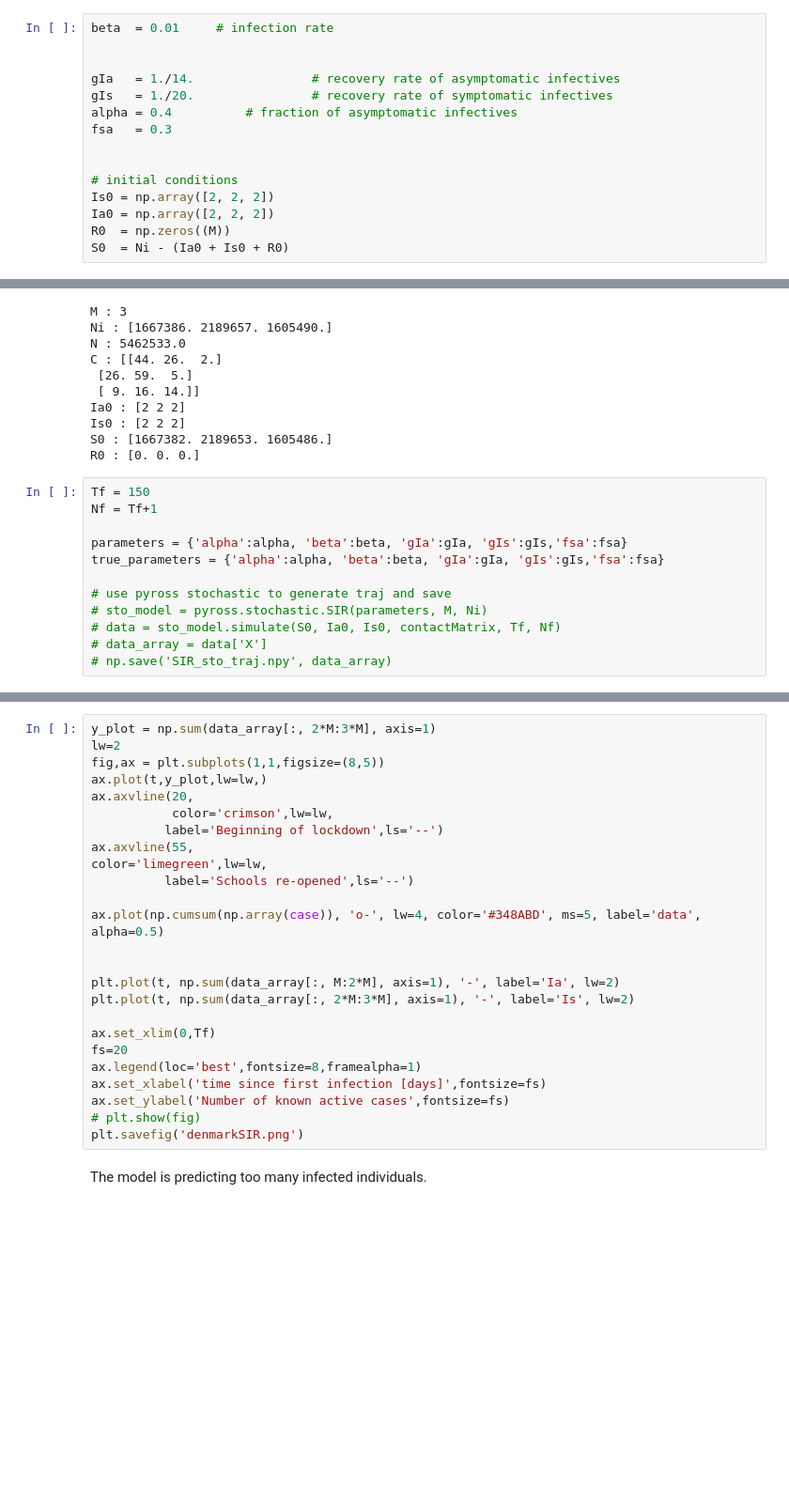
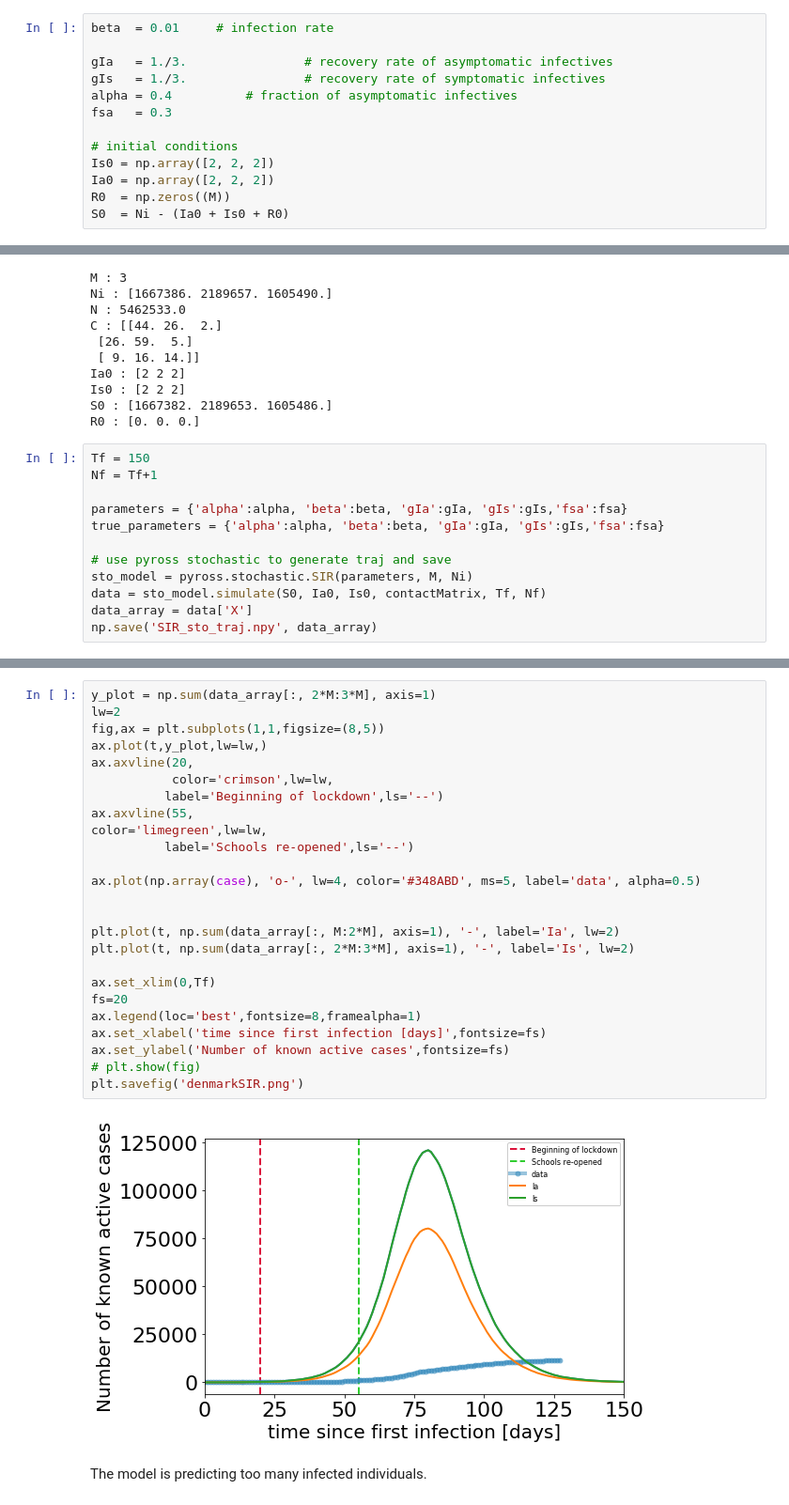
Before and after one commit to ineskris/pyross, a Jupyter notebook: examples/inference/SIRinference_Denmark.ipynb, the cells around one changed output, grey strips where cells are left out. Shown: that part at 94% size. Cells and saved outputs as stored; diff of their text form; blank space fills up the shorter version.

```diff
--- a/examples/inference/SIRinference_Denmark.ipynb
+++ b/examples/inference/SIRinference_Denmark.ipynb
@@ -280,12 +204,10 @@ We generate a test trajectory on a population with two ages groups.
 # %%
 beta  = 0.01     # infection rate
 
-
-gIa   = 1./14.                # recovery rate of asymptomatic infectives
-gIs   = 1./20.                # recovery rate of symptomatic infectives
+gIa   = 1./3.                # recovery rate of asymptomatic infectives
+gIs   = 1./3.                # recovery rate of symptomatic infectives
 alpha = 0.4          # fraction of asymptomatic infectives
 fsa   = 0.3
-
 
 # initial conditions
 Is0 = np.array([2, 2, 2])
@@ -338,10 +253,10 @@ parameters = {'alpha':alpha, 'beta':beta, 'gIa':gIa, 'gIs':gIs,'fsa':fsa}
 true_parameters = {'alpha':alpha, 'beta':beta, 'gIa':gIa, 'gIs':gIs,'fsa':fsa}
 
 # use pyross stochastic to generate traj and save
-# sto_model = pyross.stochastic.SIR(parameters, M, Ni)
-# data = sto_model.simulate(S0, Ia0, Is0, contactMatrix, Tf, Nf)
-# data_array = data['X']
-# np.save('SIR_sto_traj.npy', data_array)
+sto_model = pyross.stochastic.SIR(parameters, M, Ni)
+data = sto_model.simulate(S0, Ia0, Is0, contactMatrix, Tf, Nf)
+data_array = data['X']
+np.save('SIR_sto_traj.npy', data_array)
 # %%
 fig = plt.figure(num=None, figsize=(10, 8), dpi=80, facecolor='w', edgecolor='k')
 plt.rcParams.update({'font.size': 22})
@@ -363,28 +280,30 @@ plt.autoscale(enable=True, axis='x', tight=True)
 # %%
 y_plot = np.sum(data_array[:, 2*M:3*M], axis=1)
 lw=2
 fig,ax = plt.subplots(1,1,figsize=(8,5))
 ax.plot(t,y_plot,lw=lw,)
 ax.axvline(20,
            color='crimson',lw=lw,
           label='Beginning of lockdown',ls='--')
 ax.axvline(55,
 color='limegreen',lw=lw,
           label='Schools re-opened',ls='--')
 
-ax.plot(np.cumsum(np.array(case)), 'o-', lw=4, color='#348ABD', ms=5, label='data', alpha=0.5)
+ax.plot(np.array(case), 'o-', lw=4, color='#348ABD', ms=5, label='data', alpha=0.5)
 
 
 plt.plot(t, np.sum(data_array[:, M:2*M], axis=1), '-', label='Ia', lw=2)
 plt.plot(t, np.sum(data_array[:, 2*M:3*M], axis=1), '-', label='Is', lw=2)
 
 ax.set_xlim(0,Tf)
 fs=20
 ax.legend(loc='best',fontsize=8,framealpha=1)
 ax.set_xlabel('time since first infection [days]',fontsize=fs)
 ax.set_ylabel('Number of known active cases',fontsize=fs)
 # plt.show(fig)
 plt.savefig('denmarkSIR.png')
+# %% [output]
+[figure, added]
 # %% [markdown]
 The model is predicting too many infected individuals.
 # %% [markdown]
```
Also changed, not shown: parts of 38 cells of this notebook, 1 other file.
